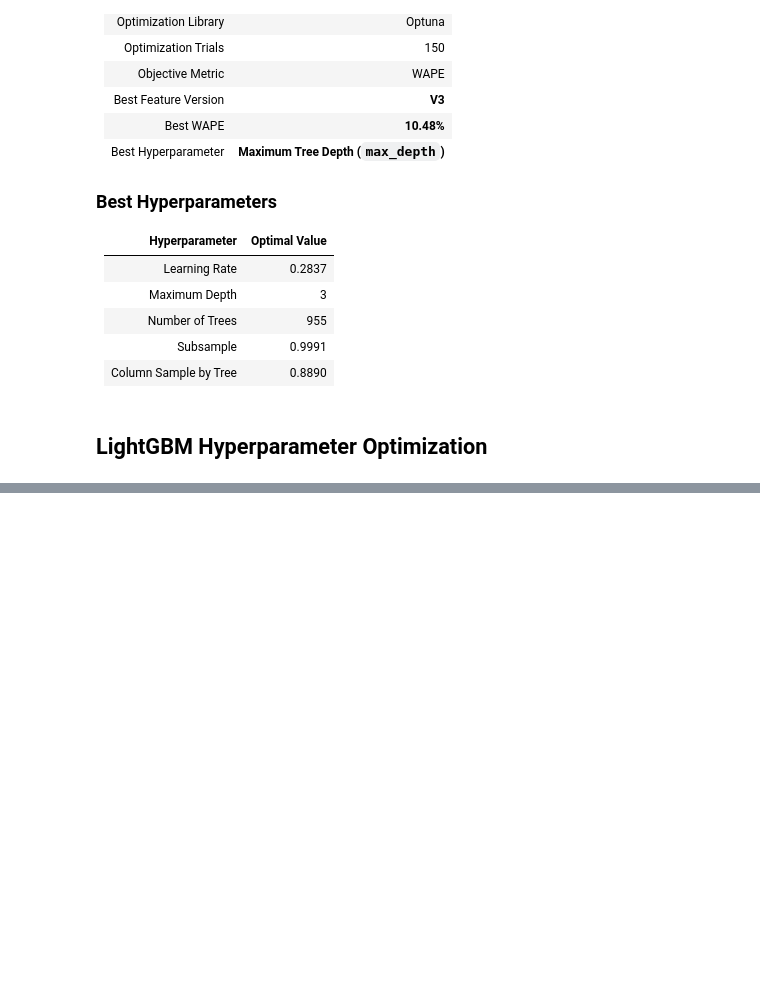
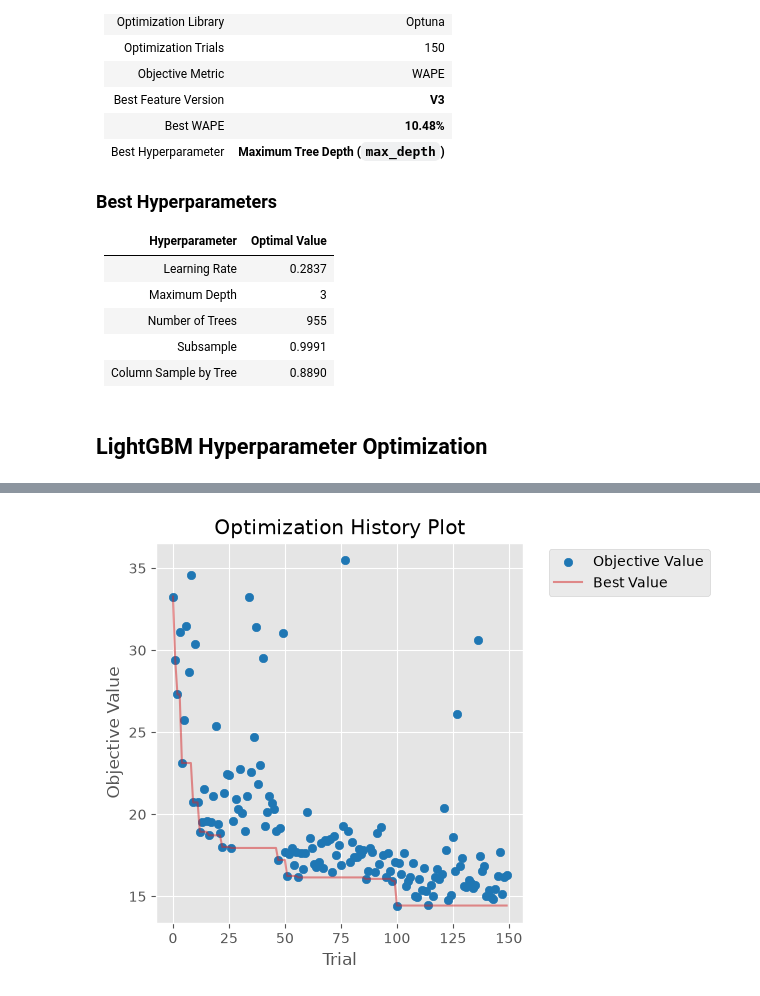
Before and after one commit to DivjyotSinghSuri/GridSight, a Jupyter notebook: notebooks/02_hyperparameter_tuning.ipynb, the cells around one changed output, grey strips where cells are left out. Saved outputs shown, nothing was run; the diff lists cells and outputs as text; code cells hidden in the pictures; blank space fills up the shorter version.

Commit message:
Implement Optuna tuning for production forecasting models

```diff
--- a/notebooks/02_hyperparameter_tuning.ipynb
+++ b/notebooks/02_hyperparameter_tuning.ipynb
@@ -444,0 +658,5 @@ plt.show()
+# %%
+optuna.visualization.matplotlib.plot_optimization_history(study)
+plt.show()
+# %% [output]
+[figure, added]
```
Also changed, not shown: parts of 37 cells of this notebook, 4 other files.
